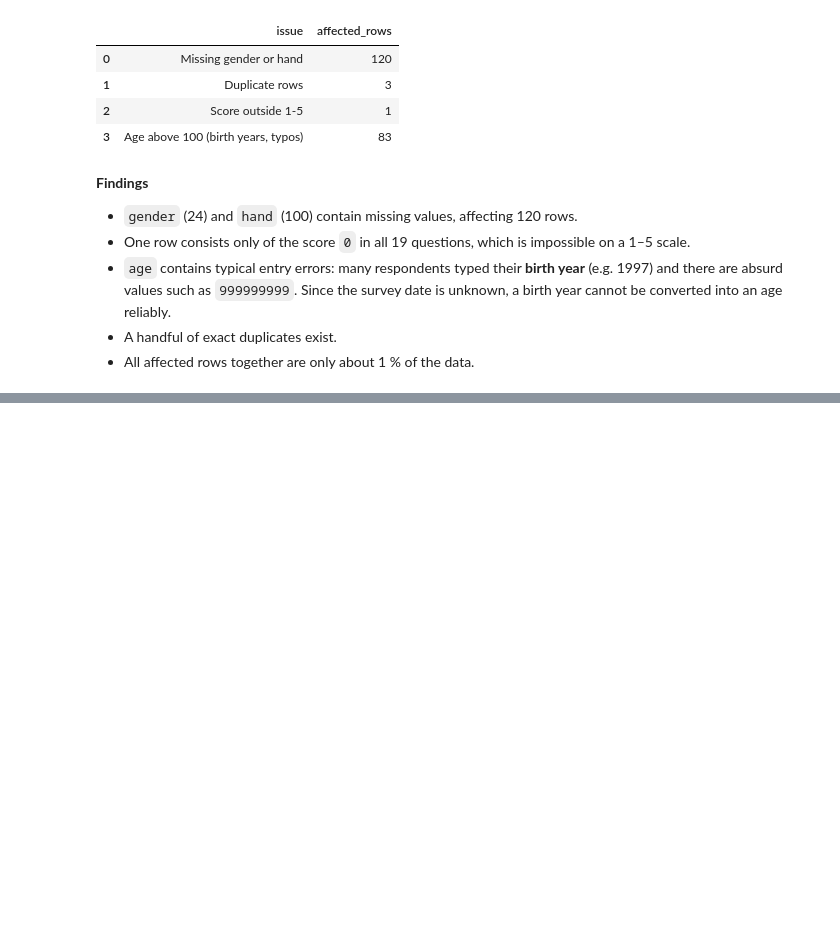
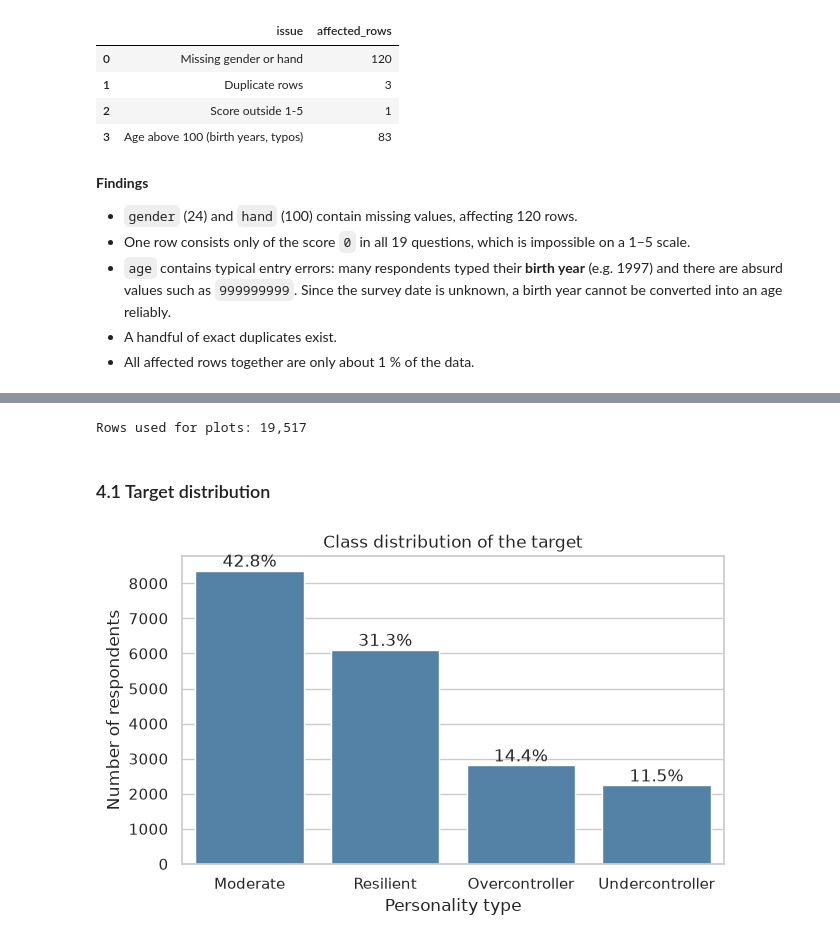
Before and after one commit to marc-matull/personality-predictor, a Jupyter notebook: notebooks/01_eda.ipynb, the cells around one changed output, grey strips where cells are left out. Cells and saved outputs as stored; diff of their text form; code cells hidden in the pictures; blank space fills up the shorter version.

```diff
--- a/notebooks/01_eda.ipynb
+++ b/notebooks/01_eda.ipynb
@@ -225,0 +232,29 @@ issue_summary
+# %%
+MIN_AGE = 13
+MAX_AGE = 100
+
+plot_df = raw_df.dropna()
+valid_scores = plot_df[QUESTION_COLUMNS].isin([1, 2, 3, 4, 5]).all(axis=1)
+valid_age = plot_df["age"].between(MIN_AGE, MAX_AGE)
+plot_df = plot_df[valid_scores & valid_age]
+print(f"Rows used for plots: {len(plot_df):,}")
+# %% [output]
+Rows used for plots: 19,517
+# %% [markdown]
+### 4.1 Target distribution
+# %%
+target_counts = plot_df[TARGET_COLUMN].value_counts()
+target_share = target_counts / target_counts.sum() * 100
+
+fig, ax = plt.subplots(figsize=(7, 4))
+sns.barplot(x=target_counts.index, y=target_counts.values,
+            color="steelblue", ax=ax)
+for position, (count, share) in enumerate(
+        zip(target_counts.values, target_share.values)):
+    ax.text(position, count, f"{share:.1f}%", ha="center", va="bottom")
+ax.set_title("Class distribution of the target")
+ax.set_xlabel("Personality type")
+ax.set_ylabel("Number of respondents")
+plt.show()
+# %% [output]
+[figure, added]
```
Also changed, not shown: parts of 8 cells of this notebook.
